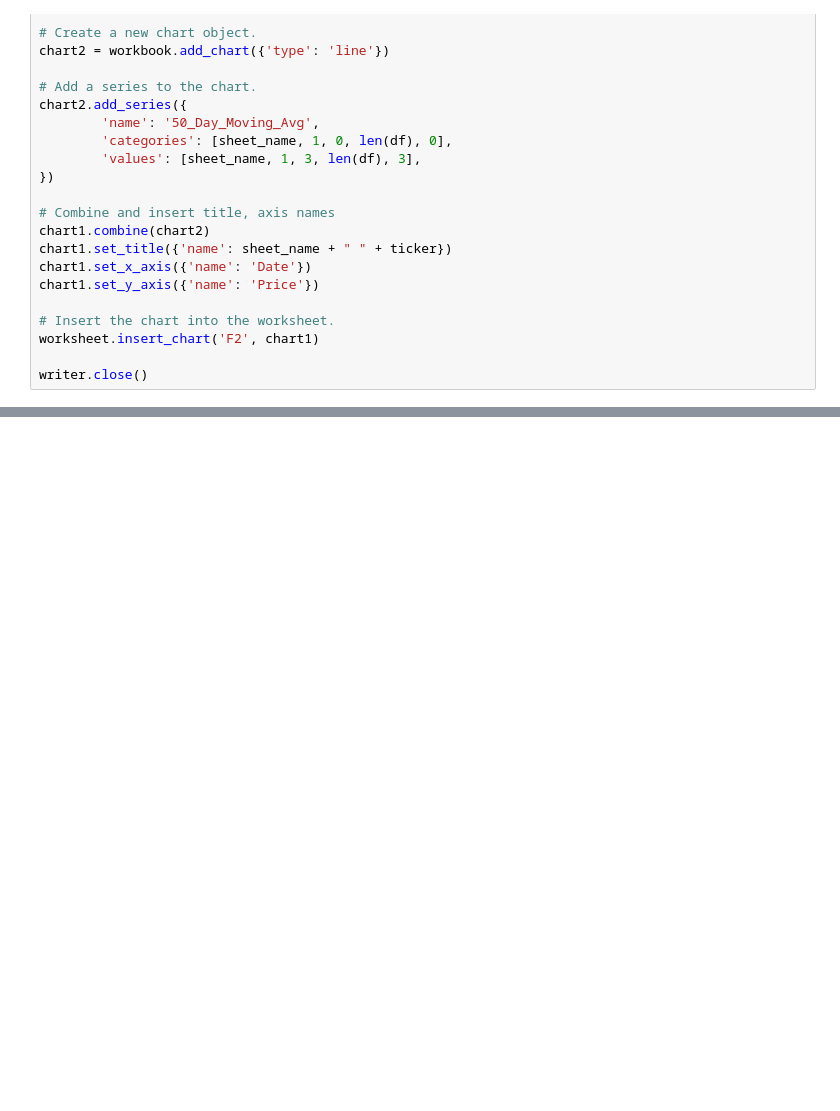
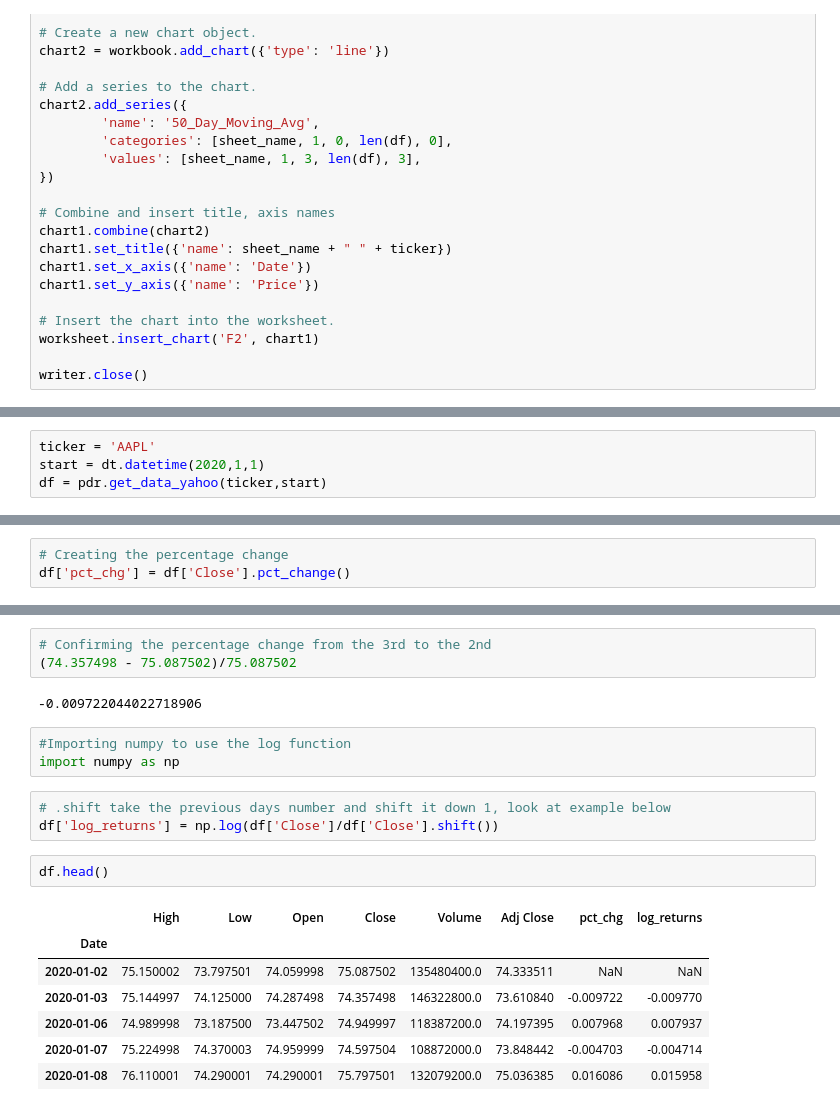
Before and after one commit to george887/IEX_API, a Jupyter notebook: Pandas_Datareader_for_API.ipynb, the cells around one changed output, grey strips where cells are left out. Drawn from its saved outputs; the diff is of its cells as text; blank space fills up the shorter version.

```diff
--- a/Pandas_Datareader_for_API.ipynb
+++ b/Pandas_Datareader_for_API.ipynb
@@ -351,0 +367,4 @@ writer.close()
+# %%
+ticker = 'AAPL'
+start = dt.datetime(2020,1,1)
+df = pdr.get_data_yahoo(ticker,start)
@@ -351,0 +381,3 @@ writer.close()
+# %%
+# Creating the percentage change
+df['pct_chg'] = df['Close'].pct_change()
@@ -351,0 +394,21 @@ writer.close()
+# %%
+# Confirming the percentage change from the 3rd to the 2nd
+(74.357498 - 75.087502)/75.087502
+# %% [output]
+-0.009722044022718906
+# %%
+#Importing numpy to use the log function
+import numpy as np
+# %%
+# .shift take the previous days number and shift it down 1, look at example below
+df['log_returns'] = np.log(df['Close']/df['Close'].shift())
+# %%
+df.head()
+# %% [output]
+|  | High | Low | Open | Close | Volume | Adj Close | pct_chg | log_returns |
+| Date |  |  |  |  |  |  |  |  |
+| 2020-01-02 | 75.150002 | 73.797501 | 74.059998 | 75.087502 | 135480400.0 | 74.333511 | NaN | NaN |
+| 2020-01-03 | 75.144997 | 74.125000 | 74.287498 | 74.357498 | 146322800.0 | 73.610840 | -0.009722 | -0.009770 |
+| 2020-01-06 | 74.989998 | 73.187500 | 73.447502 | 74.949997 | 118387200.0 | 74.197395 | 0.007968 | 0.007937 |
+| 2020-01-07 | 75.224998 | 74.370003 | 74.959999 | 74.597504 | 108872000.0 | 73.848442 | -0.004703 | -0.004714 |
+| 2020-01-08 | 76.110001 | 74.290001 | 74.290001 | 75.797501 | 132079200.0 | 75.036385 | 0.016086 | 0.015958 |
```
Also changed, not shown: parts of 22 cells of this notebook.
